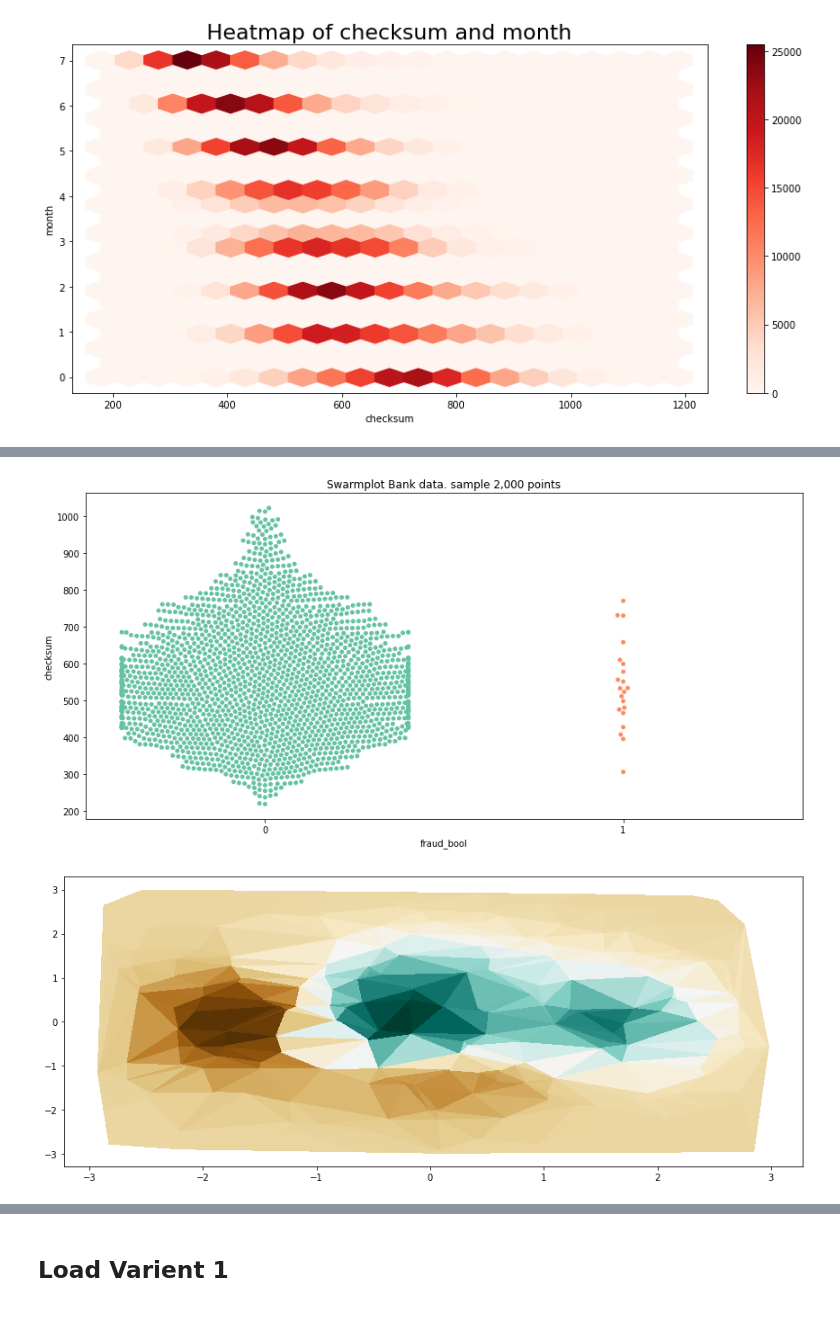
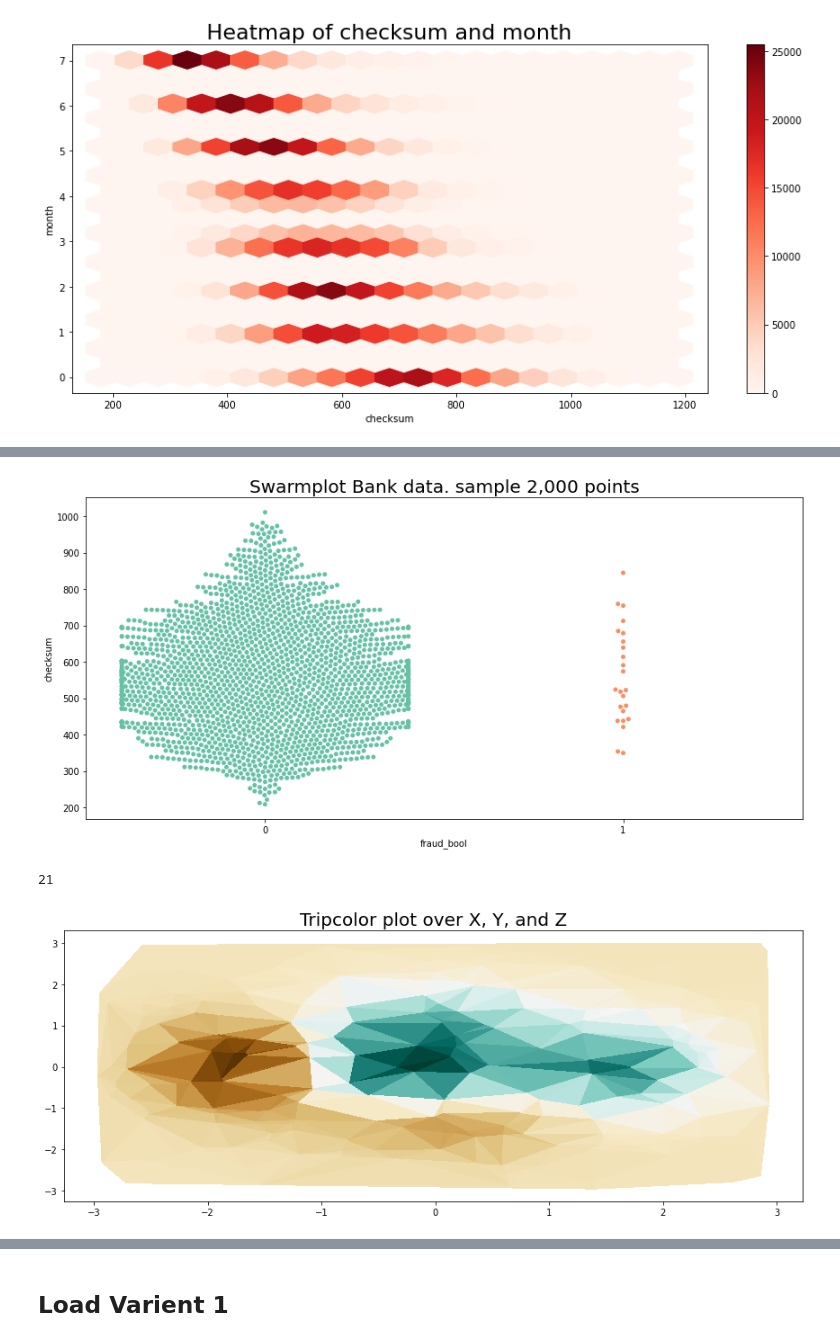
Before and after one commit to PacktPublishing/Data-Augmentation-with-Python, a Jupyter notebook: data_augmentation_with_python_chapter_9.ipynb, the cells around one changed output, grey strips where cells are left out. Saved outputs shown, nothing was run; the diff lists cells and outputs as text; code cells hidden in the pictures.

Commit message:
data cleaned

```diff
--- a/data_augmentation_with_python_chapter_9.ipynb
+++ b/data_augmentation_with_python_chapter_9.ipynb
@@ -469,5 +526,6 @@ pluto.draw_tabular_heatmap(pluto.df_bank_tokenize_data, x='checksum', y='month')
 # %%
 pluto.df_bank_fraud_data = pluto.df_bank_tokenize_data[pluto.df_bank_tokenize_data.fraud_bool == 1]
+pluto.df_bank_fraud_data.reset_index(drop=True,inplace=True)
 # %%
 df.info()
 # %% [output]
@@ -591,35 +676,41 @@ seaborn.swarmplot(data=pluto.df_bank_tokenize_data.sample(2000),
   y='checksum',
   palette="Set2",
   ax=pic)
-pic.set_title("Swarmplot Bank data. sample 2,000 points")
+pic.set_title("Swarmplot Bank data. sample 2,000 points", fontsize=20.0)
 canvas.tight_layout()
 pluto._drop_image(canvas)
 canvas.show()
 # %% [output]
-[figure, old version]
+[figure, new version]
+# %%
+pluto.fname_id
+# %% [output]
+21
 # %%
 
 # plt.style.use('_mpl-gallery-nogrid')
 
 # make data:
 # numpy.random.seed(1)
 x = numpy.random.uniform(-3, 3, 256)
 y = numpy.random.uniform(-3, 3, 256)
 # x = pluto.df_world_tokenize_data.winning_team_tokenize
 # y = pluto.df_world_tokenize_data.losing_team_tokenize
 z = (1 - x/2 + x**5 + y**3) * numpy.exp(-x**2 - y**2)
 
 # plot:
 canvas, pic = matplotlib.pyplot.subplots(figsize=(12,5))
 
 # ax.plot(x, y, 'o', markersize=2, color='grey')
 pic.tripcolor(x, y, z, cmap='BrBG')
 
 # ax.set(xlim=(-3, 3), ylim=(-3, 3))
+pic.set_title("Tripcolor plot over X, Y, and Z", fontsize=20.0)
 canvas.tight_layout()
+pluto._drop_image(canvas)
 canvas.show()
 # %% [output]
-[figure, old version]
+[figure, new version]
 # %%
 # fig, ax = matplotlib.pyplot.subplots(figsize=(12,6))
 # pluto.df_bank_tokenize_data['fraud_bool'].plot.hist(ax=ax, histtype='bar')
```
Also changed, not shown: parts of 43 cells of this notebook.
